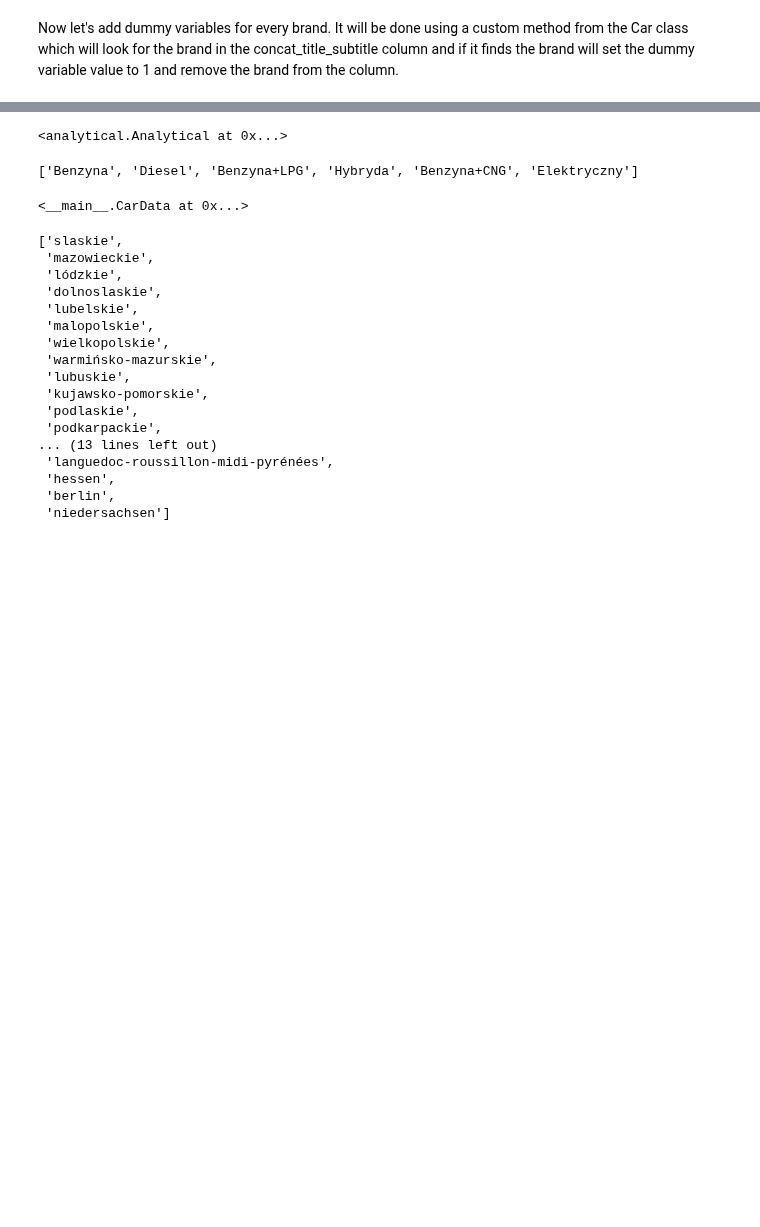
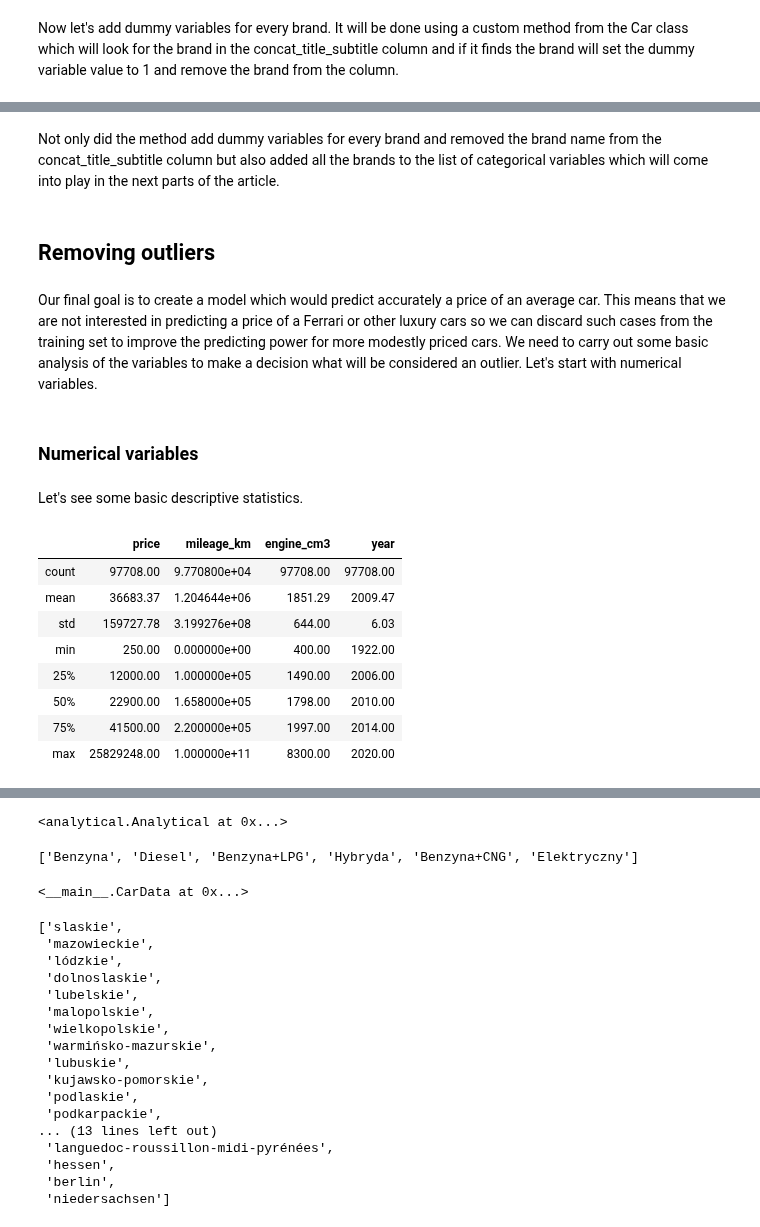
Before and after one commit to TomekQ13/Car_purchase, a Jupyter notebook: car_purchase.ipynb, the cells around one changed output, grey strips where cells are left out. Cells and saved outputs as stored; diff of their text form; code cells hidden in the pictures; blank space fills up the shorter version.

Commit message:
some article progress

```diff
--- a/car_purchase.ipynb
+++ b/car_purchase.ipynb
@@ -120,0 +126,23 @@ NameError: name 'x' is not defined
+# %% [markdown]
+Not only did the method add dummy variables for every brand and removed the brand name from the concat_title_subtitle column but also added all the brands to the list of categorical variables which will come into play in the next parts of the article.
+# %% [markdown]
+## Removing outliers
+# %% [markdown]
+Our final goal is to create a model which would predict accurately a price of an average car. This means that we are not interested in predicting a price of a Ferrari or other luxury cars so we can discard such cases from the training set to improve the predicting power for more modestly priced cars.
+We need to carry out some basic analysis of the variables to make a decision what will be considered an outlier. Let's start with numerical variables.
+# %% [markdown]
+### Numerical variables
+# %% [markdown]
+Let's see some basic descriptive statistics.
+# %%
+data.describe()
+# %% [output]
+|  | price | mileage_km | engine_cm3 | year |
+| count | 97708.00 | 9.770800e+04 | 97708.00 | 97708.00 |
+| mean | 36683.37 | 1.204644e+06 | 1851.29 | 2009.47 |
+| std | 159727.78 | 3.199276e+08 | 644.00 | 6.03 |
+| min | 250.00 | 0.000000e+00 | 400.00 | 1922.00 |
+| 25% | 12000.00 | 1.000000e+05 | 1490.00 | 2006.00 |
+| 50% | 22900.00 | 1.658000e+05 | 1798.00 | 2010.00 |
+| 75% | 41500.00 | 2.200000e+05 | 1997.00 | 2014.00 |
+| max | 25829248.00 | 1.000000e+11 | 8300.00 | 2020.00 |
```
Also changed, not shown: parts of 9 cells of this notebook.
